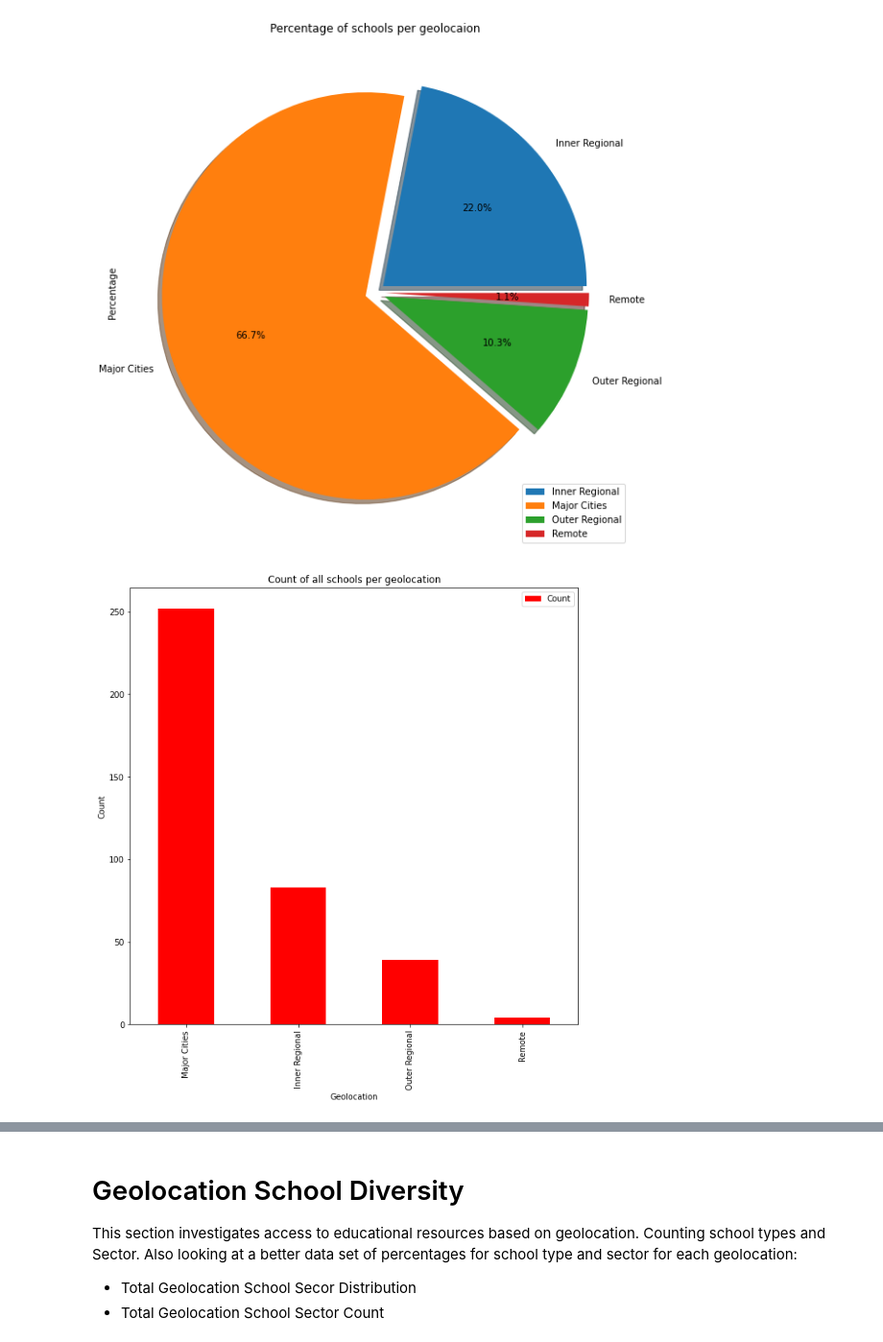
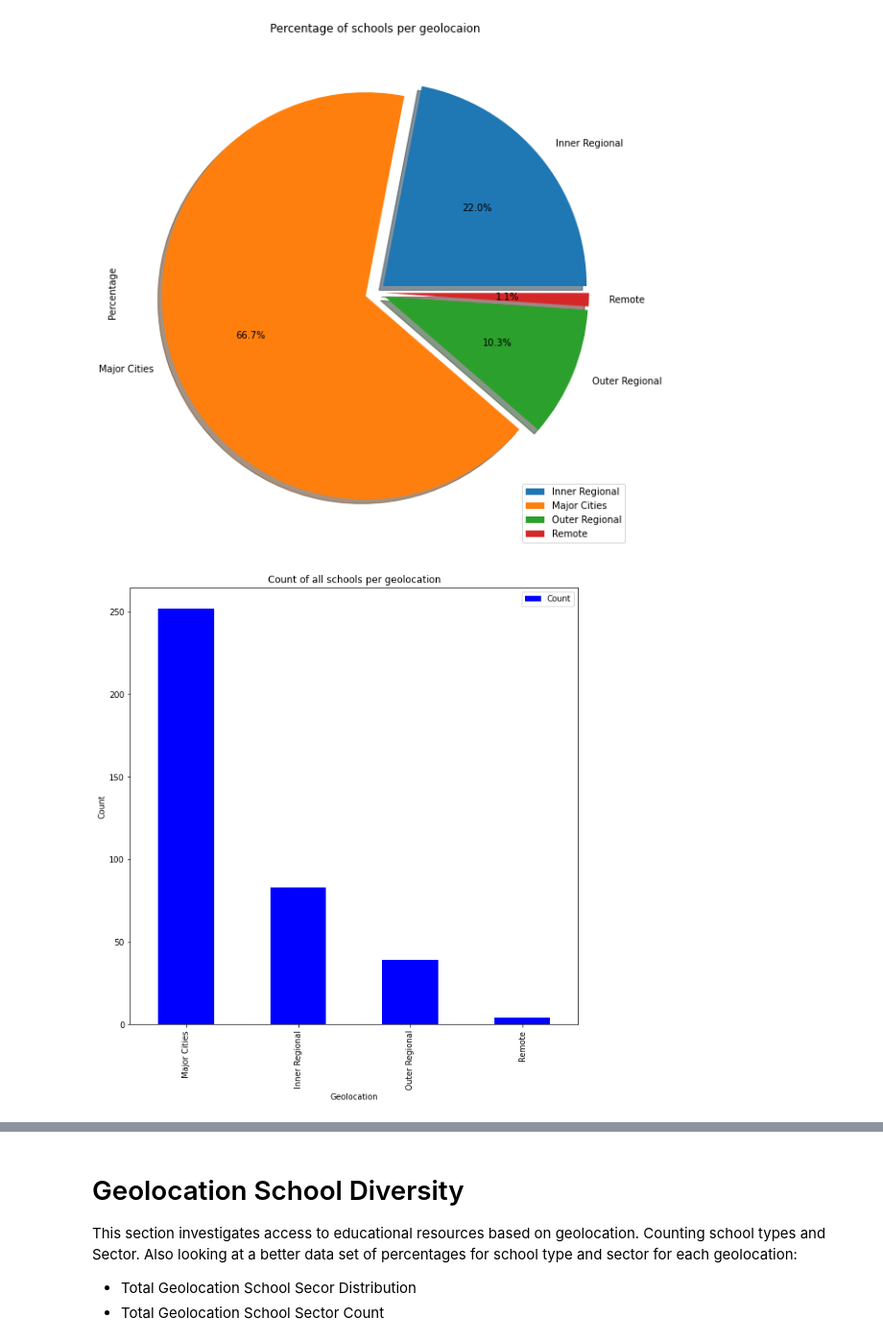
Before and after one commit to joshmartin33/project-one, a Jupyter notebook: analysis.ipynb, the cells around one changed output, grey strips where cells are left out. Shown at 96% size. Drawn from its saved outputs; the diff is of its cells as text; code cells hidden in the pictures.

Commit message:
began adjusting colors of bar chart to match pie chart for consistancy

```diff
--- a/analysis.ipynb
+++ b/analysis.ipynb
@@ -67,12 +67,12 @@ plt.show()
 # %%
 #Count of all schools in Victoria per Geolocation
 schools_sort_size_bar = schools_sort_size.drop(schools_sort_size.columns[1],axis=1,)
 schools_sort_size_bar = schools_sort_size_bar.sort_values('Count', ascending= False)
-schools_sort_size_bar.plot.bar(ylabel= 'Count',color='r',title = 'Count of all schools per geolocation' ,figsize=(10,10), align='center')
+schools_sort_size_bar.plot.bar(ylabel= 'Count',color='blue',title = 'Count of all schools per geolocation' ,figsize=(10,10), align='center')
 plt.savefig('output/schools_count_bar.png')
 plt.show()
 # %% [output]
-[figure, old version]
+[figure, new version]
 # %%
 #School location heatmap
 locations = school_df[["Latitude", "Longitude"]].astype(float)
```
Also changed, not shown: parts of 1 cell of this notebook, 2 other files.
